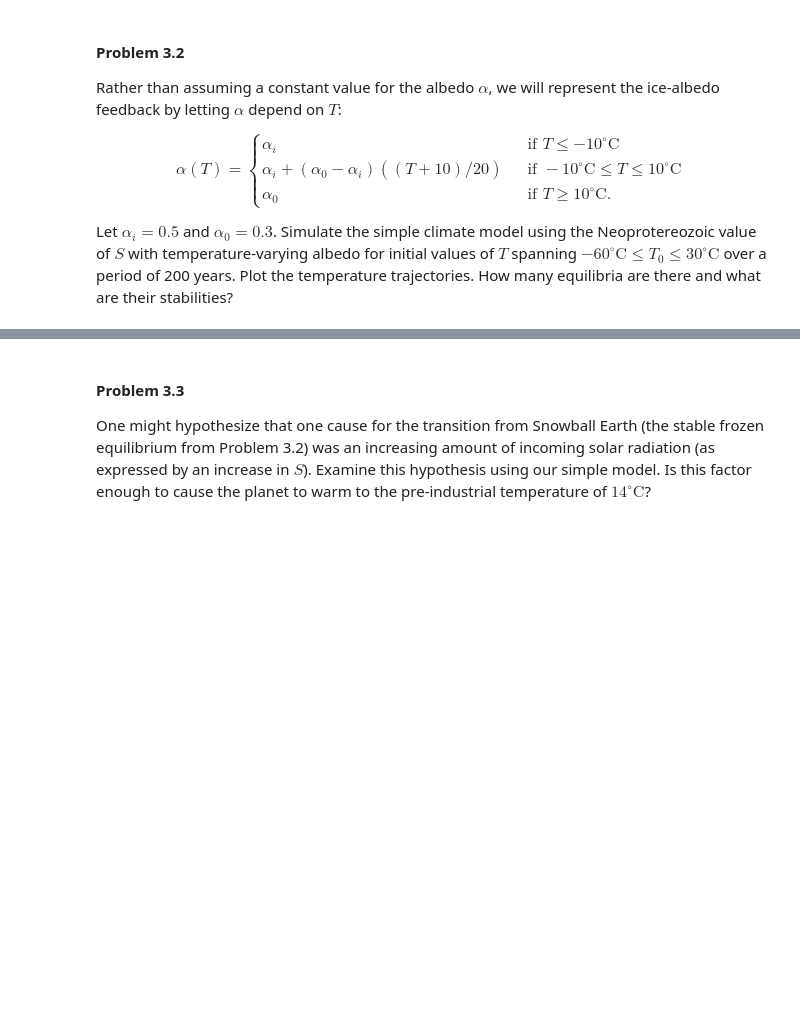
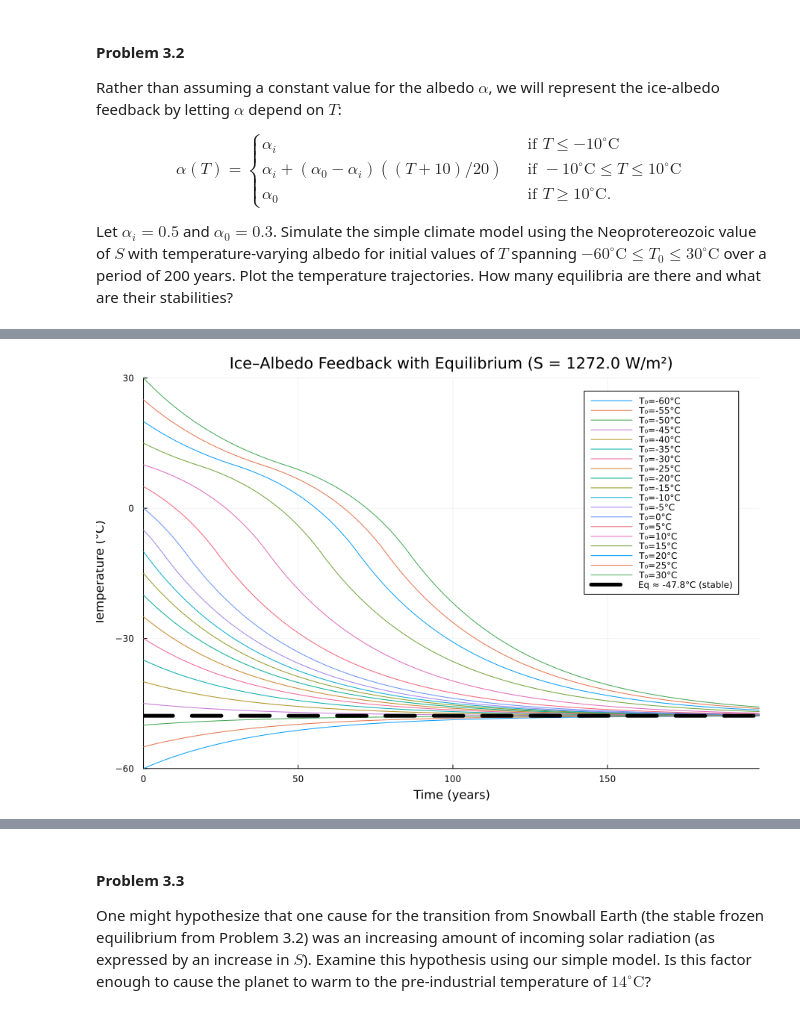
Before and after one commit to BEE4750-FA25/hw2-natalie, a Jupyter notebook: hw02.ipynb, the cells around one changed output, grey strips where cells are left out. Drawn from its saved outputs; the diff is of its cells as text; code cells hidden in the pictures; blank space fills up the shorter version.

```diff
--- a/hw02.ipynb
+++ b/hw02.ipynb
@@ -292,0 +319,78 @@ and what are their stabilities?
+# %%
+using Plots
+
+# Parameters
+C, A, B = 51.0, 221.2, -1.3
+S       = 1272.0           # Neoproterozoic
+αi, α0  = 0.5, 0.3
+Δt      = 1.0
+Tsteps  = 200
+
+# Albedo
+α(T) = T <= -10  ? αi :
+       T <=  10  ? αi + (α0 - αi) * ((T + 10)/20) :
+                   α0
+
+# dT/dt
+climate_step(T) = ((1 - α(T)) * S / 4 - A + B*T) / C
+
+# Forward-Euler Equation
+function simulate(T0; Tsteps=201, Δt=1.0)
+    T = zeros(Float64, Tsteps)
+    T[1] = T0
+    for t in 2:Tsteps
+        T[t] = T[t-1] + Δt * climate_step(T[t-1])
+    end
+    return T
+end
+
+# Initial conditions and time axis
+T0s = collect(-60.0:5.0:30.0)       # includes +30°C
+ts  = 0:Δt:(Tsteps-1)
+
+# --- Compute equilibria ---
+k = S/4
+m = (α0 - αi)/20
+
+T_cold = (A - (1 - αi)*k) / B
+den_mid = B - k*m
+T_mid   = den_mid != 0 ? (A - k*(1 - αi - 10m)) / den_mid : NaN
+T_warm  = (A - (1 - α0)*k) / B
+
+valid_eqs = Tuple{Float64,String}[]
+if T_cold <= -10
+    push!(valid_eqs, (T_cold, "stable"))
+end
+if -10 <= T_mid <= 10
+    push!(valid_eqs, (T_mid,  "unstable"))
+end
+if T_warm >= 10
+    push!(valid_eqs, (T_warm, "stable"))
+end
+
+# --- Plot: trajectories + equilibrium line(s) ---
+p_eq = plot(xlabel="Time (years)", ylabel="Temperature (°C)",
+            title="Ice–Albedo Feedback with Equilibrium (S = $(S) W/m²)",
+            size=(900,600),
+            legend=:topright,
+            ylims=(-60, 30),
+            xlims=(first(ts), last(ts)))
+
+for T0 in T0s
+    plot!(p_eq, ts, simulate(T0; Tsteps=Tsteps, Δt=Δt), label="T₀=$(Int(T0))°C")
+end
+
+# Overlay equilibrium lines in bold black
+for (Teq, stab) in valid_eqs
+    if stab == "stable"
+        hline!(p_eq, [Teq], label="Eq ≈ $(round(Teq, digits=1))°C (stable)",
+               linestyle=:dash, linewidth=5, color=:black)
+    else
+        hline!(p_eq, [Teq], label="Eq ≈ $(round(Teq, digits=1))°C (unstable)",
+               linestyle=:dashdot, linewidth=5, color=:red)
+    end
+end
+
+display(p_eq)
+# %% [output]
+[figure, added]
```
Also changed, not shown: parts of 10 cells of this notebook.
